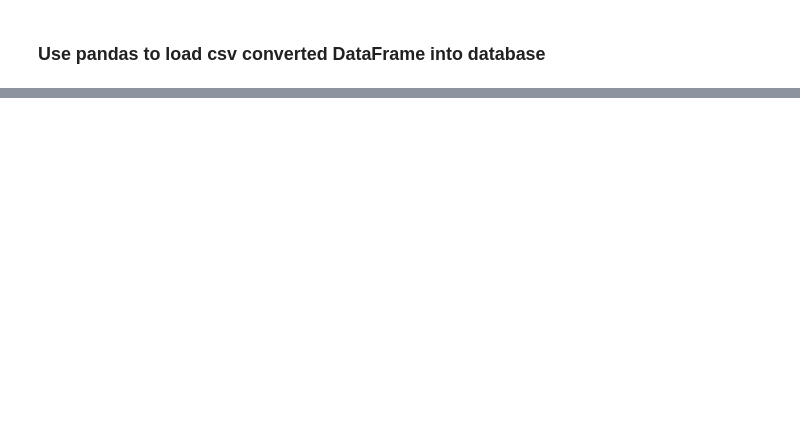
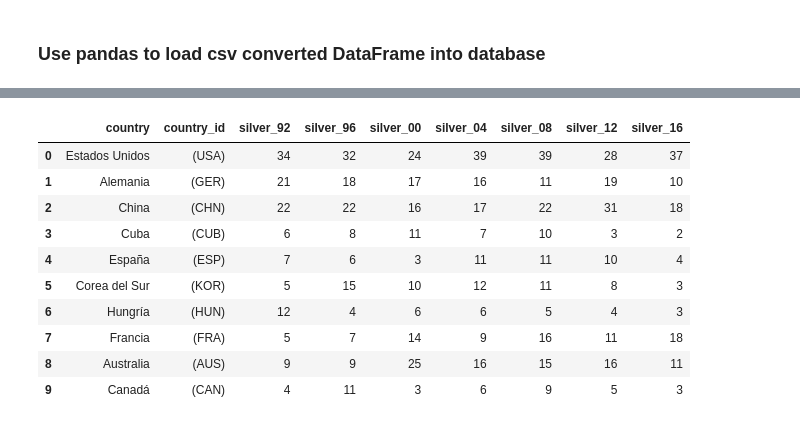
Before and after one commit to MarcoASB/Project1.5, a Jupyter notebook: Project.ipynb, the cells around one changed output, grey strips where cells are left out. Cells and saved outputs as stored; diff of their text form; code cells hidden in the pictures; blank space fills up the shorter version.

```diff
--- a/Project.ipynb
+++ b/Project.ipynb
@@ -95,0 +128,3 @@ df7.to_sql(name='rio_2016', con=engine, if_exists='append', index=False)
+# %%
+df11 = pd.merge(df10,df5,on='country',how='inner')
+df11.head()
@@ -95,0 +139,3 @@ df7.to_sql(name='rio_2016', con=engine, if_exists='append', index=False)
+# %%
+df12 = pd.merge(df11,df6,on='country',how='inner')
+df12.head()
@@ -95,0 +150,3 @@ df7.to_sql(name='rio_2016', con=engine, if_exists='append', index=False)
+# %%
+final_df = pd.merge(df12,df7,on='country',how='inner')
+final_df.head()
@@ -95,0 +161,3 @@ df7.to_sql(name='rio_2016', con=engine, if_exists='append', index=False)
+# %%
+cons_df = final_df[['country','country_id','gold_92','silver_92','bronze_92','gold_96','silver_96','bronze_96','gold_00','silver_00','bronze_00','gold_04','silver_04','bronze_04','gold_08','silver_08','bronze_08','gold_12','silver_12','bronze_12','gold_16','silver_16','bronze_16','total_92','total_96','total_00','total_04','total_08','total_12','total_16']]
+cons_df.head()
@@ -95,0 +182,15 @@ df7.to_sql(name='rio_2016', con=engine, if_exists='append', index=False)
+# %%
+silver_df = cons_df[['country','country_id','silver_92','silver_96','silver_00','silver_04','silver_08','silver_12','silver_16']]
+silver_df.head(10)
+# %% [output]
+|  | country | country_id | silver_92 | silver_96 | silver_00 | silver_04 | silver_08 | silver_12 | silver_16 |
+| 0 | Estados Unidos | (USA) | 34 | 32 | 24 | 39 | 39 | 28 | 37 |
+| 1 | Alemania | (GER) | 21 | 18 | 17 | 16 | 11 | 19 | 10 |
+| 2 | China | (CHN) | 22 | 22 | 16 | 17 | 22 | 31 | 18 |
+| 3 | Cuba | (CUB) | 6 | 8 | 11 | 7 | 10 | 3 | 2 |
+| 4 | España | (ESP) | 7 | 6 | 3 | 11 | 11 | 10 | 4 |
+| 5 | Corea del Sur | (KOR) | 5 | 15 | 10 | 12 | 11 | 8 | 3 |
+| 6 | Hungría | (HUN) | 12 | 4 | 6 | 6 | 5 | 4 | 3 |
+| 7 | Francia | (FRA) | 5 | 7 | 14 | 9 | 16 | 11 | 18 |
+| 8 | Australia | (AUS) | 9 | 9 | 25 | 16 | 15 | 16 | 11 |
+| 9 | Canadá | (CAN) | 4 | 11 | 3 | 6 | 9 | 5 | 3 |
```
Also changed, not shown: parts of 14 cells of this notebook.
